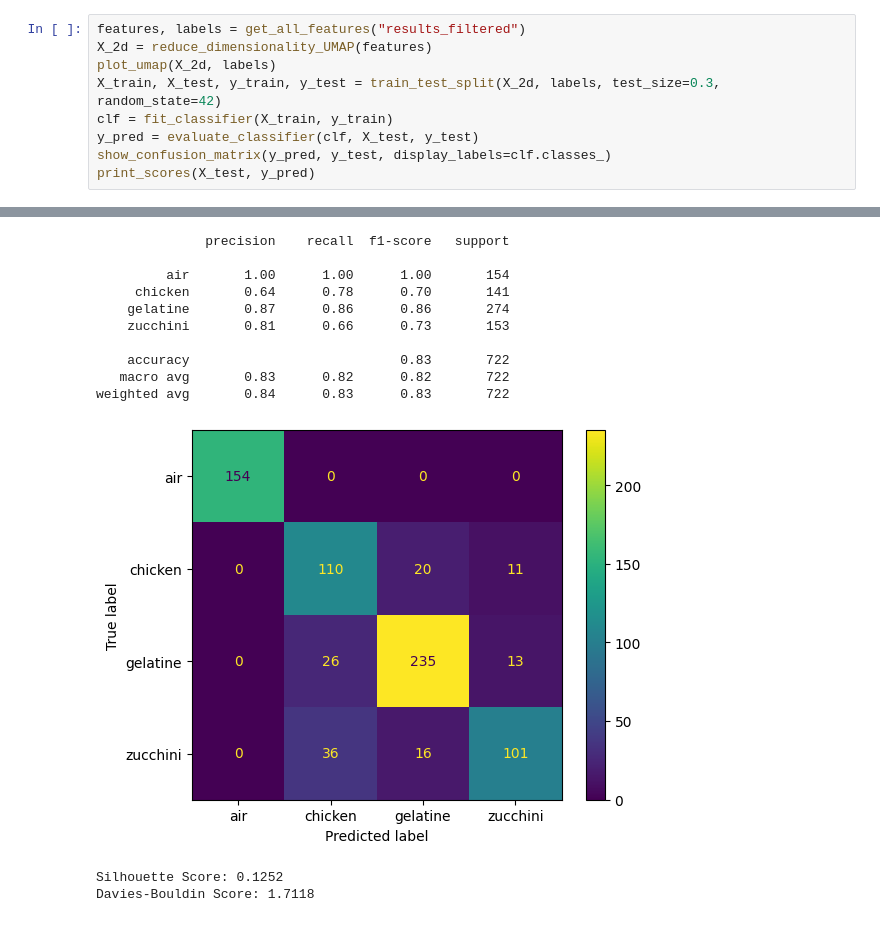
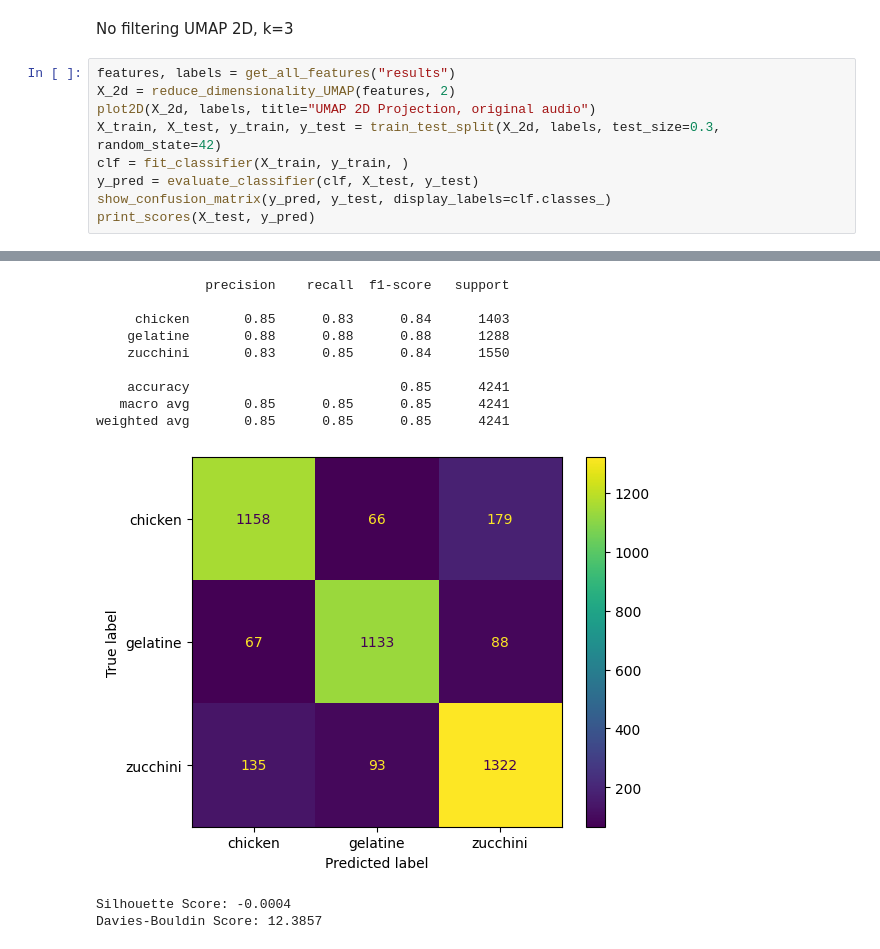
Before and after one commit to MartynaSokolowska/Vibroacoustic-analysis, a Jupyter notebook: evaluation.ipynb, the cells around one changed output, grey strips where cells are left out. Saved outputs shown, nothing was run; the diff lists cells and outputs as text.

```diff
--- a/evaluation.ipynb
+++ b/evaluation.ipynb
@@ -38,9 +64,11 @@ Davies-Bouldin Score: 4.7858
+# %% [markdown]
+No filtering UMAP 2D, k=3
 # %%
-features, labels = get_all_features("results_filtered")
-X_2d = reduce_dimensionality_UMAP(features)
-plot_umap(X_2d, labels)
+features, labels = get_all_features("results")
+X_2d = reduce_dimensionality_UMAP(features, 2)
+plot2D(X_2d, labels, title="UMAP 2D Projection, original audio")
 X_train, X_test, y_train, y_test = train_test_split(X_2d, labels, test_size=0.3, random_state=42)
-clf = fit_classifier(X_train, y_train)
+clf = fit_classifier(X_train, y_train, )
 y_pred = evaluate_classifier(clf, X_test, y_test)
 show_confusion_matrix(y_pred, y_test, display_labels=clf.classes_)
 print_scores(X_test, y_pred)
@@ -49,13 +77,12 @@ print_scores(X_test, y_pred)
               precision    recall  f1-score   support
 
-         air       1.00      1.00      1.00       154
-     chicken       0.64      0.78      0.70       141
-    gelatine       0.87      0.86      0.86       274
-    zucchini       0.81      0.66      0.73       153
+     chicken       0.85      0.83      0.84      1403
+    gelatine       0.88      0.88      0.88      1288
+    zucchini       0.83      0.85      0.84      1550
 
-    accuracy                           0.83       722
-   macro avg       0.83      0.82      0.82       722
-weighted avg       0.84      0.83      0.83       722
+    accuracy                           0.85      4241
+   macro avg       0.85      0.85      0.85      4241
+weighted avg       0.85      0.85      0.85      4241
-[figure, old version]
+[figure, new version]
-Silhouette Score: 0.1252
-Davies-Bouldin Score: 1.7118
+Silhouette Score: -0.0004
+Davies-Bouldin Score: 12.3857
```
Also changed, not shown: parts of 22 cells of this notebook, 8 other files.
